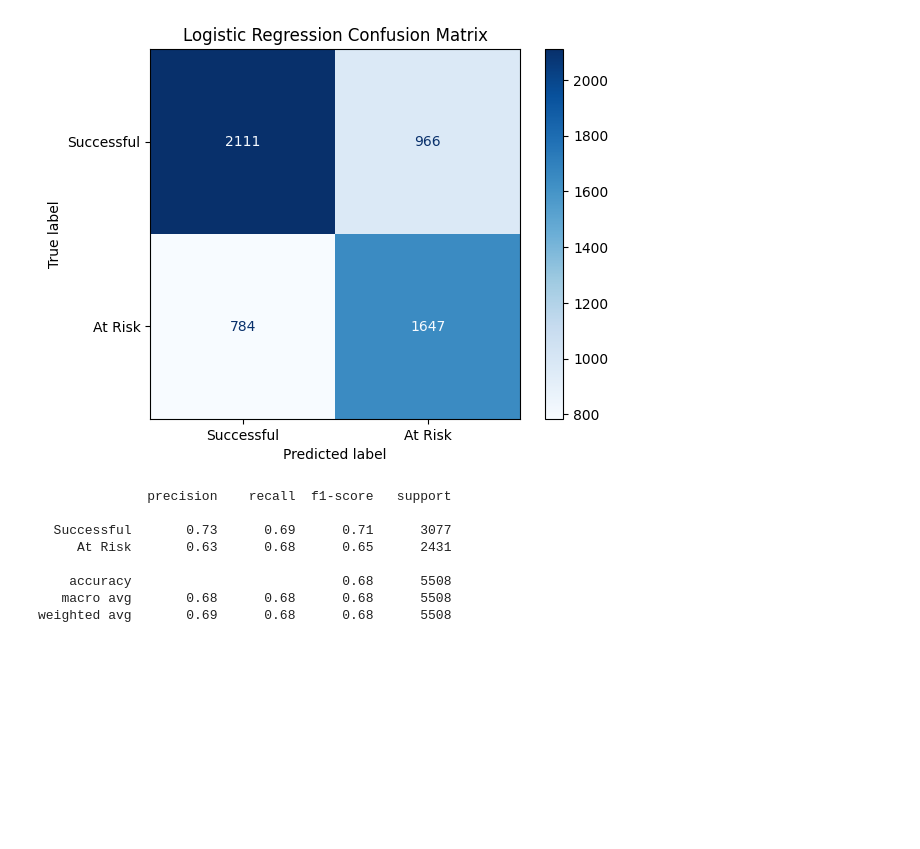
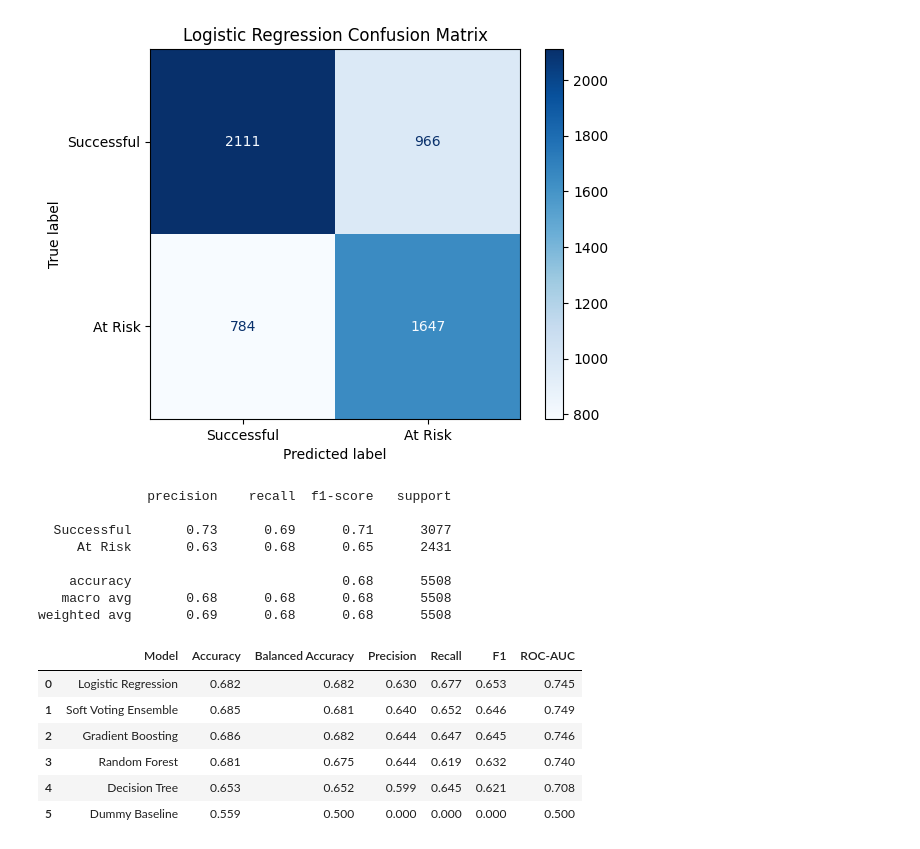
Before and after one commit to dalkhaseeb-D/at-risk-student-prediction, a Jupyter notebook: notebooks/01_data_audit.ipynb, the cells around one changed output. Saved outputs shown, nothing was run; the diff lists cells and outputs as text; code cells hidden in the pictures; blank space fills up the shorter version.

```diff
--- a/notebooks/01_data_audit.ipynb
+++ b/notebooks/01_data_audit.ipynb
@@ -464,3 +464,50 @@ print(
     accuracy                           0.68      5508
    macro avg       0.68      0.68      0.68      5508
 weighted avg       0.69      0.68      0.68      5508
+# %%
+import numpy as np
+
+ensemble_model_names = [
+    "Logistic Regression",
+    "Random Forest",
+    "Gradient Boosting"
+]
+
+# Average the probability predictions from the three models
+ensemble_probabilities = np.mean(
+    [
+        fitted_models[name].predict_proba(X_test)[:, 1]
+        for name in ensemble_model_names
+    ],
+    axis=0
+)
+
+ensemble_predictions = (ensemble_probabilities >= 0.5).astype(int)
+
+ensemble_result = pd.DataFrame([{
+    "Model": "Soft Voting Ensemble",
+    "Accuracy": accuracy_score(y_test, ensemble_predictions),
+    "Balanced Accuracy": balanced_accuracy_score(
+        y_test, ensemble_predictions
+    ),
+    "Precision": precision_score(y_test, ensemble_predictions),
+    "Recall": recall_score(y_test, ensemble_predictions),
+    "F1": f1_score(y_test, ensemble_predictions),
+    "ROC-AUC": roc_auc_score(y_test, ensemble_probabilities)
+}])
+
+final_results = (
+    pd.concat([model_results, ensemble_result], ignore_index=True)
+    .sort_values("F1", ascending=False)
+    .reset_index(drop=True)
+)
+
+display(final_results.round(3))
+# %% [output]
+|  | Model | Accuracy | Balanced Accuracy | Precision | Recall | F1 | ROC-AUC |
+| 0 | Logistic Regression | 0.682 | 0.682 | 0.630 | 0.677 | 0.653 | 0.745 |
+| 1 | Soft Voting Ensemble | 0.685 | 0.681 | 0.640 | 0.652 | 0.646 | 0.749 |
+| 2 | Gradient Boosting | 0.686 | 0.682 | 0.644 | 0.647 | 0.645 | 0.746 |
+| 3 | Random Forest | 0.681 | 0.675 | 0.644 | 0.619 | 0.632 | 0.740 |
+| 4 | Decision Tree | 0.653 | 0.652 | 0.599 | 0.645 | 0.621 | 0.708 |
+| 5 | Dummy Baseline | 0.559 | 0.500 | 0.000 | 0.000 | 0.000 | 0.500 |
```
Also changed, not shown: parts of 3 cells of this notebook.
